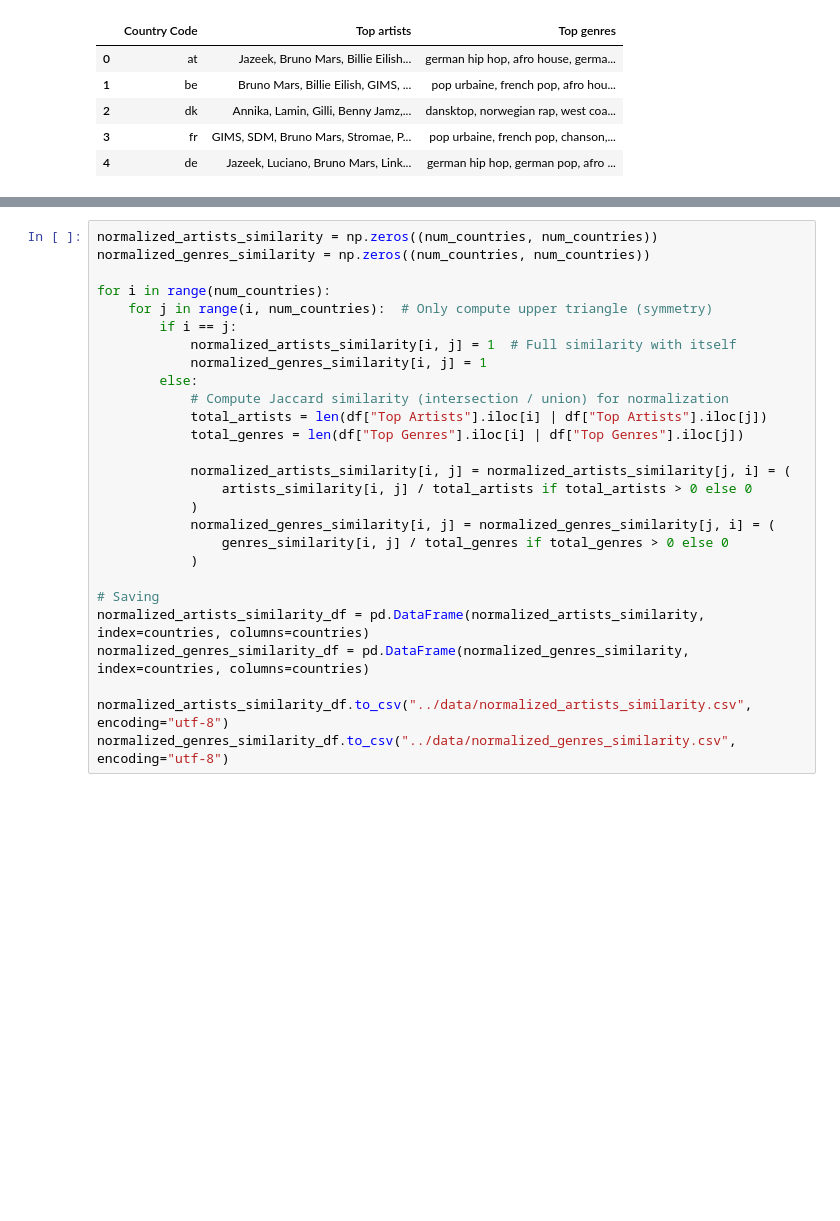
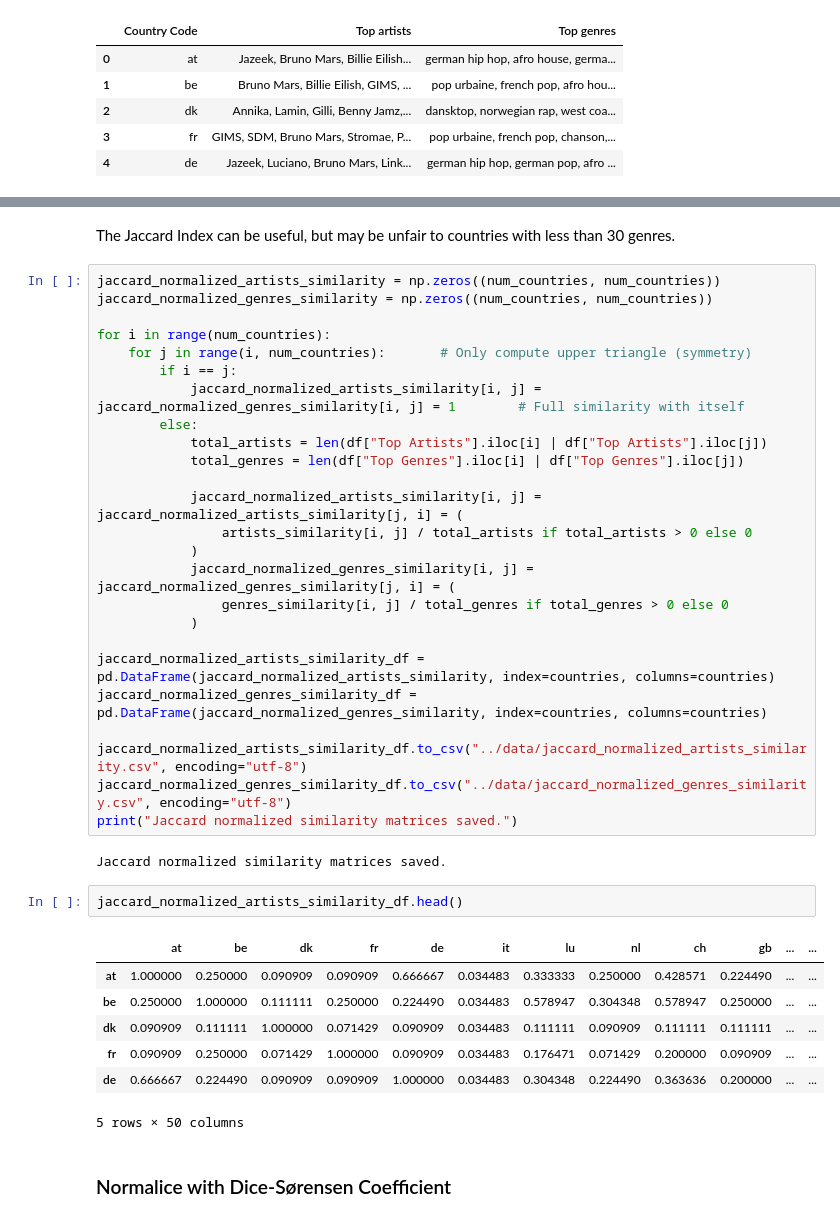
Before and after one commit to kluedemann/eurovision-voting-analysis, a Jupyter notebook: src/music_similarity_calculator.ipynb, the cells around one changed output, grey strips where cells are left out. Drawn from its saved outputs; the diff is of its cells as text; blank space fills up the shorter version.

```diff
--- a/src/music_similarity_calculator.ipynb
+++ b/src/music_similarity_calculator.ipynb
@@ -66,27 +80,41 @@ Shared genres between at and be:
+# %% [markdown]
+The Jaccard Index can be useful, but may be unfair to countries with less than 30 genres.
 # %%
-normalized_artists_similarity = np.zeros((num_countries, num_countries))
-normalized_genres_similarity = np.zeros((num_countries, num_countries))
+jaccard_normalized_artists_similarity = np.zeros((num_countries, num_countries))
+jaccard_normalized_genres_similarity = np.zeros((num_countries, num_countries))
 
 for i in range(num_countries):
-    for j in range(i, num_countries):  # Only compute upper triangle (symmetry)
+    for j in range(i, num_countries):       # Only compute upper triangle (symmetry)
         if i == j:
-            normalized_artists_similarity[i, j] = 1  # Full similarity with itself
-            normalized_genres_similarity[i, j] = 1
+            jaccard_normalized_artists_similarity[i, j] = jaccard_normalized_genres_similarity[i, j] = 1        # Full similarity with itself
         else:
-            # Compute Jaccard similarity (intersection / union) for normalization
             total_artists = len(df["Top Artists"].iloc[i] | df["Top Artists"].iloc[j])
             total_genres = len(df["Top Genres"].iloc[i] | df["Top Genres"].iloc[j])
 
-            normalized_artists_similarity[i, j] = normalized_artists_similarity[j, i] = (
+            jaccard_normalized_artists_similarity[i, j] = jaccard_normalized_artists_similarity[j, i] = (
                 artists_similarity[i, j] / total_artists if total_artists > 0 else 0
             )
-            normalized_genres_similarity[i, j] = normalized_genres_similarity[j, i] = (
+            jaccard_normalized_genres_similarity[i, j] = jaccard_normalized_genres_similarity[j, i] = (
                 genres_similarity[i, j] / total_genres if total_genres > 0 else 0
             )
 
-# Saving
-normalized_artists_similarity_df = pd.DataFrame(normalized_artists_similarity, index=countries, columns=countries)
-normalized_genres_similarity_df = pd.DataFrame(normalized_genres_similarity, index=countries, columns=countries)
+jaccard_normalized_artists_similarity_df = pd.DataFrame(jaccard_normalized_artists_similarity, index=countries, columns=countries)
+jaccard_normalized_genres_similarity_df = pd.DataFrame(jaccard_normalized_genres_similarity, index=countries, columns=countries)
 
-normalized_artists_similarity_df.to_csv("../data/normalized_artists_similarity.csv", encoding="utf-8")
-normalized_genres_similarity_df.to_csv("../data/normalized_genres_similarity.csv", encoding="utf-8")
+jaccard_normalized_artists_similarity_df.to_csv("../data/jaccard_normalized_artists_similarity.csv", encoding="utf-8")
+jaccard_normalized_genres_similarity_df.to_csv("../data/jaccard_normalized_genres_similarity.csv", encoding="utf-8")
+print("Jaccard normalized similarity matrices saved.")
+# %% [output]
+Jaccard normalized similarity matrices saved.
+# %%
+jaccard_normalized_artists_similarity_df.head()
+# %% [output]
+|  | at | be | dk | fr | de | it | lu | nl | ch | gb | ... | ... |
+| at | 1.000000 | 0.250000 | 0.090909 | 0.090909 | 0.666667 | 0.034483 | 0.333333 | 0.250000 | 0.428571 | 0.224490 | ... | ... |
+| be | 0.250000 | 1.000000 | 0.111111 | 0.250000 | 0.224490 | 0.034483 | 0.578947 | 0.304348 | 0.578947 | 0.250000 | ... | ... |
+| dk | 0.090909 | 0.111111 | 1.000000 | 0.071429 | 0.090909 | 0.034483 | 0.111111 | 0.090909 | 0.111111 | 0.111111 | ... | ... |
+| fr | 0.090909 | 0.250000 | 0.071429 | 1.000000 | 0.090909 | 0.034483 | 0.176471 | 0.071429 | 0.200000 | 0.090909 | ... | ... |
+| de | 0.666667 | 0.224490 | 0.090909 | 0.090909 | 1.000000 | 0.034483 | 0.304348 | 0.224490 | 0.363636 | 0.200000 | ... | ... |
+5 rows × 50 columns
+# %% [markdown]
+### Normalice with Dice-Sørensen Coefficient
```
Also changed, not shown: parts of 14 cells of this notebook, 7 other files.
